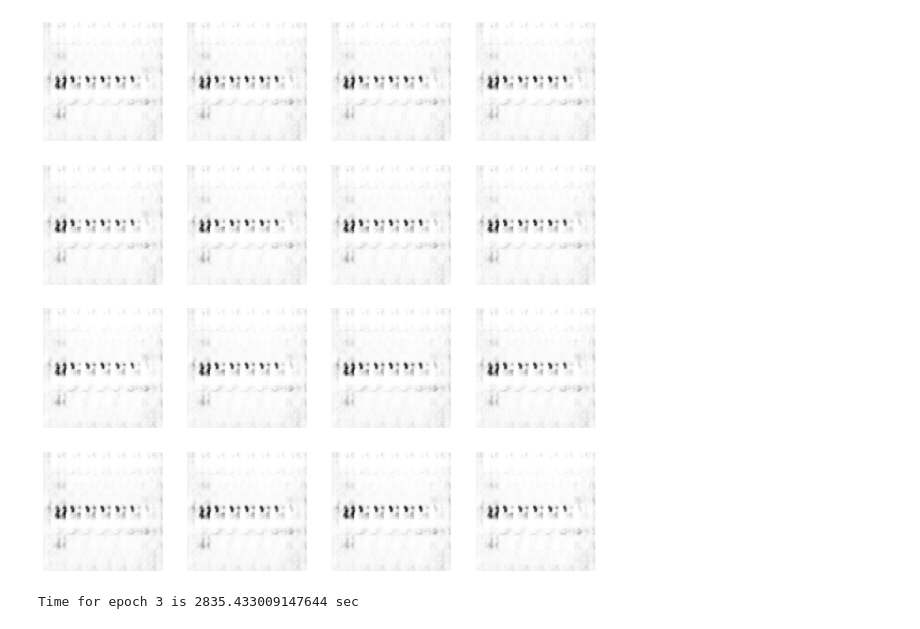
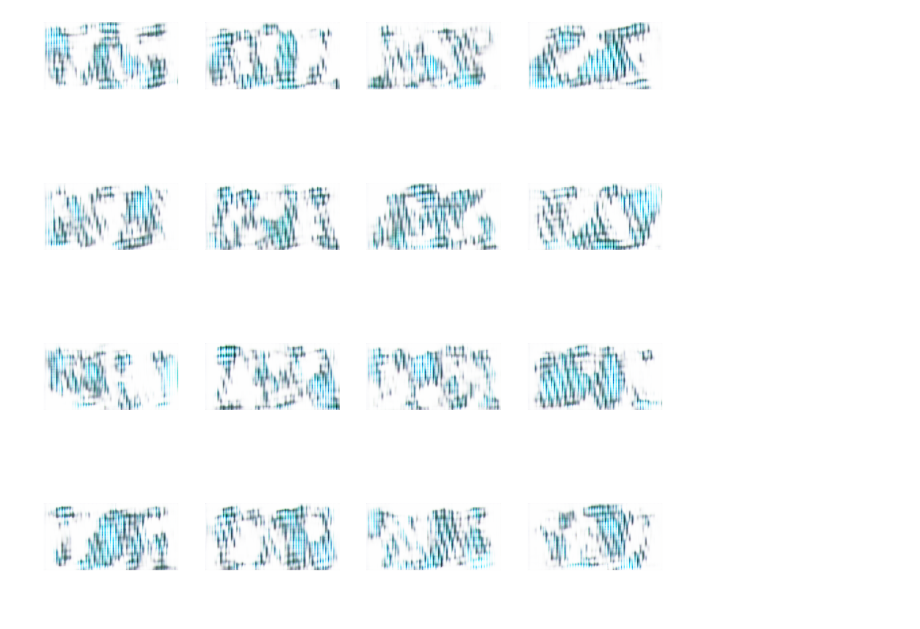
Before and after one commit to MrAliTheGreat/CaptchaAI, a Jupyter notebook: CaptchaGAN.ipynb, the cells around one changed output. Saved outputs shown, nothing was run; the diff lists cells and outputs as text; code cells hidden in the pictures.

```diff
--- a/CaptchaGAN.ipynb
+++ b/CaptchaGAN.ipynb
@@ -196,16 +203,16 @@ def discriminatorLoss(outReal, outFake):
     lossFake = cross_entropy(tf.zeros_like(outFake), outFake)
     return lossReal + lossFake
 # %%
-generatorOptimizer = tf.keras.optimizers.Adam(0.0001)
+generatorOptimizer = tf.keras.optimizers.Adam(0.0004)
 discriminatorOptimizer = tf.keras.optimizers.Adam(0.0001)
 # %%
-noiseDim = 100
+noiseDim = 200
 numGenerated = 16
 
 seed = tf.random.normal([numGenerated, noiseDim])
 # %%
 def trainStep(images):
-    noise = tf.random.normal([30, noiseDim]) # BatchSize = 30
+    noise = tf.random.normal([64, noiseDim]) # BatchSize = 64
 
     with tf.GradientTape() as generatorTape, tf.GradientTape() as discriminatorTape:
       generatedImages = generator(noise, training = True)
@@ -215,6 +222,8 @@ def trainStep(images):
 
       lossGenerator = generatorLoss(outFake)
       lossDiscriminator = discriminatorLoss(outReal, outFake)
+      print(f"Generator Loss: {lossGenerator}")
+      print(f"Discriminator Loss: {lossDiscriminator}")
 
       generatorGradients = generatorTape.gradient(
           lossGenerator, generator.trainable_variables
@@ -237,10 +246,10 @@ def createImages(model, epoch, testInput):
 
   for i in range(preds.shape[0]):
       plt.subplot(4, 4, i+1)
-      plt.imshow(preds[i], cmap = "gray")
+      plt.imshow(preds[i] * 0.5 + 0.5)
       plt.axis("off")
 
-  plt.savefig(f"image_at_epoch_{epoch}.png")
+  # plt.savefig(f"image_at_epoch_{epoch}.png")
   plt.show()
 # %%
 def train(dataset, epochs):
@@ -259,7 +268,6 @@ def train(dataset, epochs):
   display.clear_output(wait = True)
   createImages(generator, epochs, seed)
 # %%
-train(dataset, epochs = 20)
+train(dataset, epochs = 80)
 # %% [output]
-[figure, old version]
+[figure, new version]
-Time for epoch 3 is 2835.433009147644 sec
```
Also changed, not shown: parts of 15 cells of this notebook.
